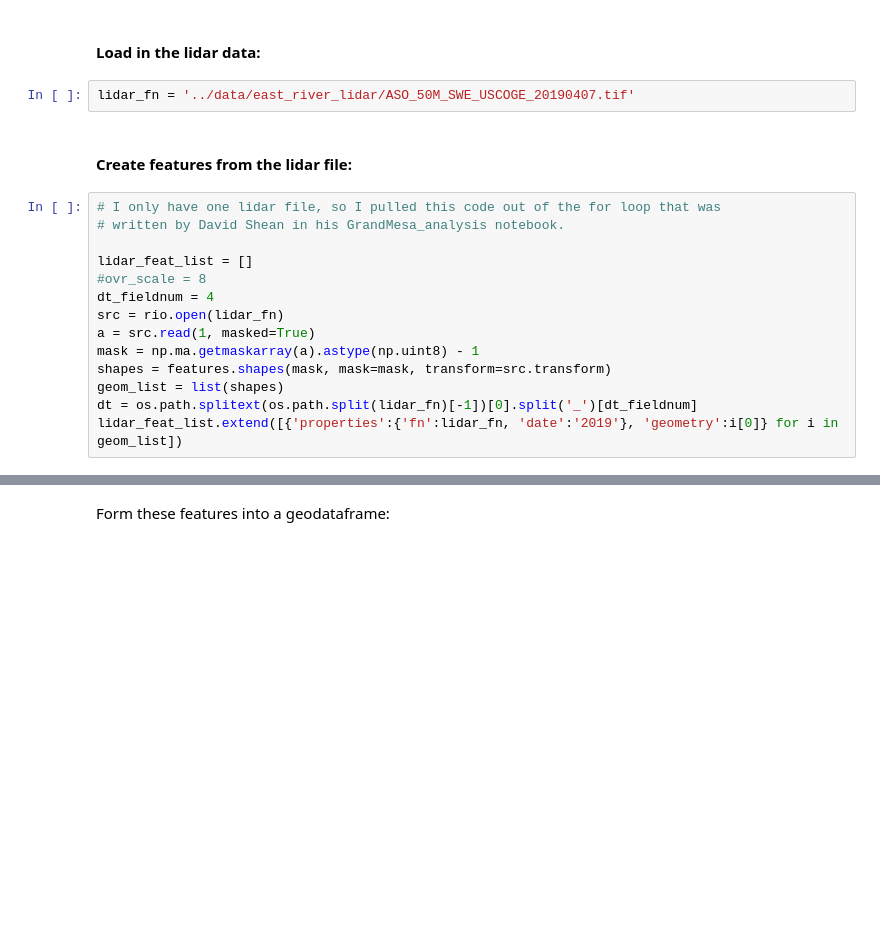
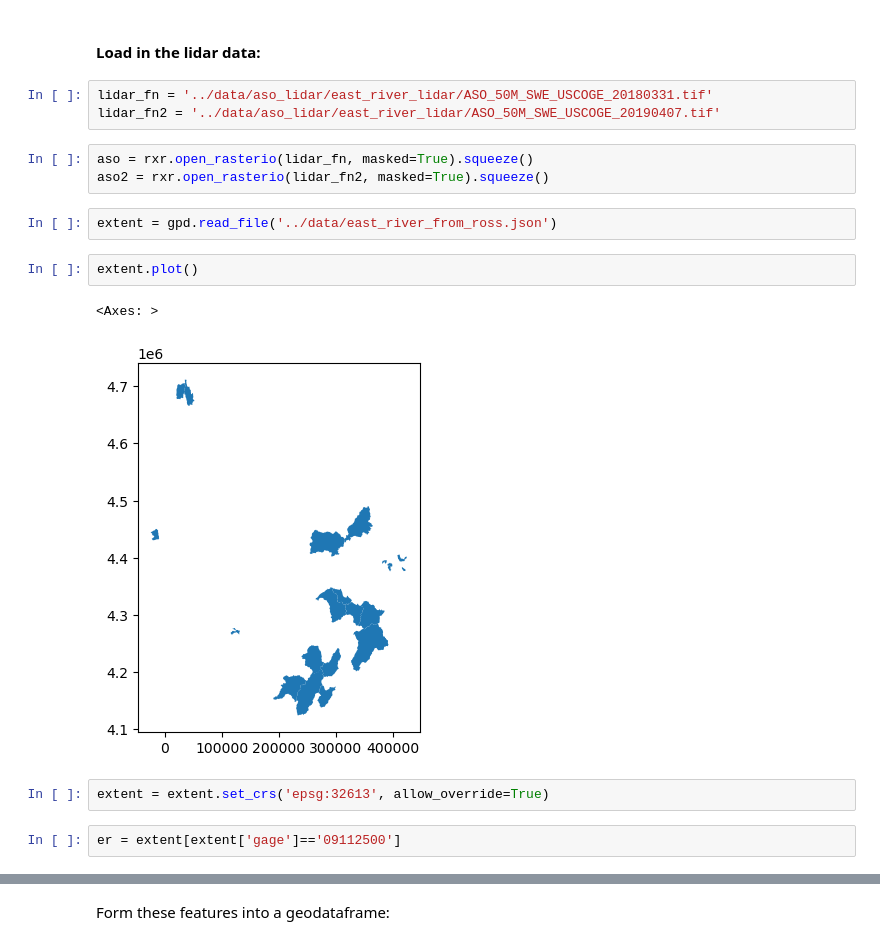
Before and after one commit to bessoh2/correlated-domains, a Jupyter notebook: notebooks/create_lidar_polygon_eastriver.ipynb, the cells around one changed output, grey strips where cells are left out. Cells and saved outputs as stored; diff of their text form; blank space fills up the shorter version.

Commit message:
moved unused nbs to archived, clipped aso data

```diff
--- a/notebooks/create_lidar_polygon_eastriver.ipynb
+++ b/notebooks/create_lidar_polygon_eastriver.ipynb
@@ -38,20 +22,19 @@ def add_dowy(df, col=None):
 # %% [markdown]
 #### Load in the lidar data:
 # %%
-lidar_fn = '../data/east_river_lidar/ASO_50M_SWE_USCOGE_20190407.tif'
+lidar_fn = '../data/aso_lidar/east_river_lidar/ASO_50M_SWE_USCOGE_20180331.tif'
+lidar_fn2 = '../data/aso_lidar/east_river_lidar/ASO_50M_SWE_USCOGE_20190407.tif'
-# %% [markdown]
-#### Create features from the lidar file:
-# %%
-# I only have one lidar file, so I pulled this code out of the for loop that was
-# written by David Shean in his GrandMesa_analysis notebook.
-
-lidar_feat_list = []
-#ovr_scale = 8
-dt_fieldnum = 4
-src = rio.open(lidar_fn)
-a = src.read(1, masked=True)
-mask = np.ma.getmaskarray(a).astype(np.uint8) - 1
-shapes = features.shapes(mask, mask=mask, transform=src.transform)
-geom_list = list(shapes)
-dt = os.path.splitext(os.path.split(lidar_fn)[-1])[0].split('_')[dt_fieldnum]
-lidar_feat_list.extend([{'properties':{'fn':lidar_fn, 'date':'2019'}, 'geometry':i[0]} for i in geom_list])
+# %%
+aso = rxr.open_rasterio(lidar_fn, masked=True).squeeze()
+aso2 = rxr.open_rasterio(lidar_fn2, masked=True).squeeze()
+# %%
+extent = gpd.read_file('../data/east_river_from_ross.json')
+# %%
+extent.plot()
+# %% [output]
+<Axes: >
+[figure, added]
+# %%
+extent = extent.set_crs('epsg:32613', allow_override=True)
+# %%
+er = extent[extent['gage']=='09112500']
```
Also changed, not shown: parts of 35 cells of this notebook, 3 other files.
